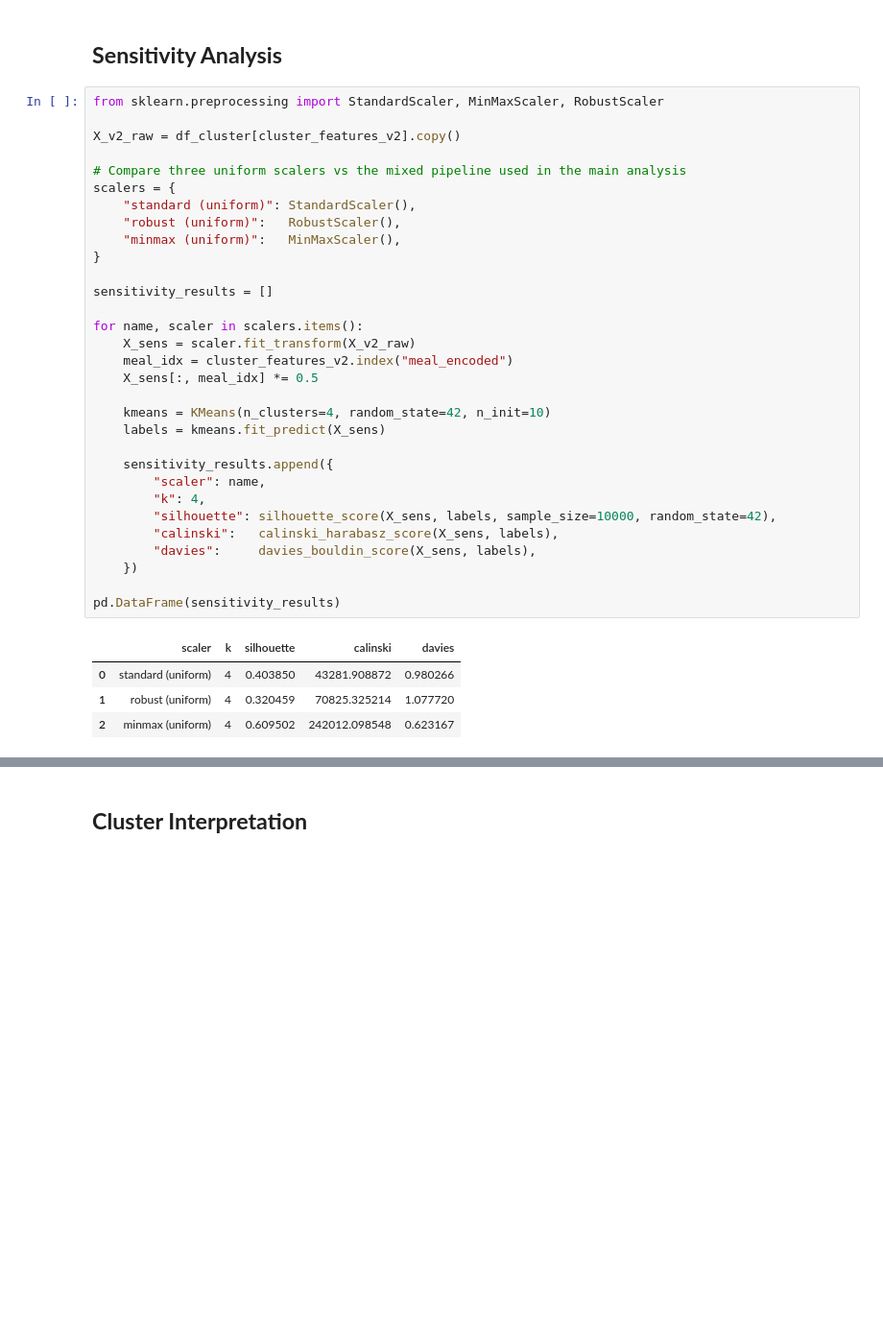
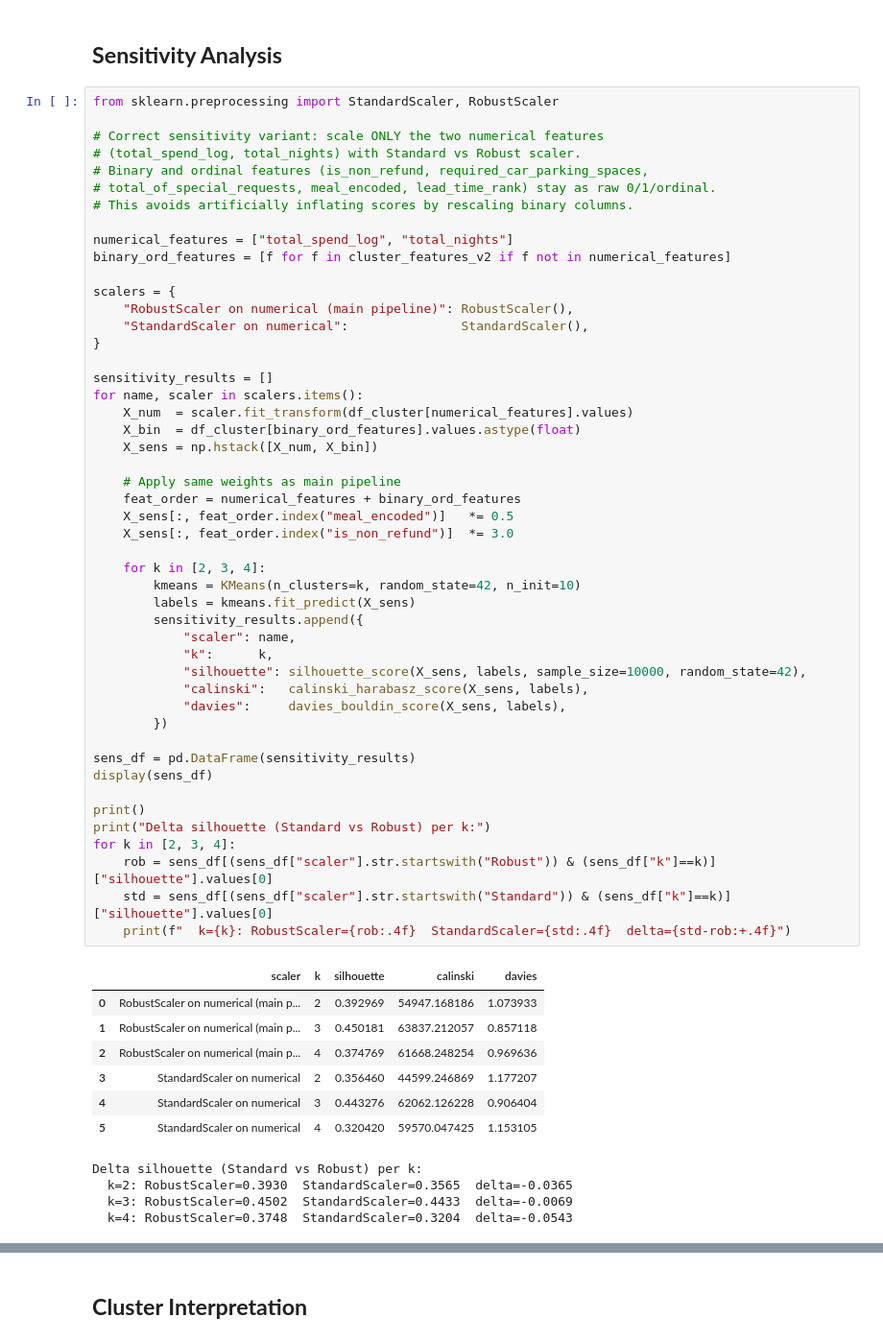
Before and after one commit to alexandreffs/UnsupervisedLearningProj, a Jupyter notebook: project.ipynb, the cells around one changed output, grey strips where cells are left out. Shown at 96% size. Cells and saved outputs as stored; diff of their text form; blank space fills up the shorter version.

```diff
--- a/project.ipynb
+++ b/project.ipynb
@@ -866,38 +1005,62 @@ stability_df
 # %% [markdown]
 ## **Sensitivity Analysis**
 # %%
-from sklearn.preprocessing import StandardScaler, MinMaxScaler, RobustScaler
+from sklearn.preprocessing import StandardScaler, RobustScaler
 
-X_v2_raw = df_cluster[cluster_features_v2].copy()
+# Correct sensitivity variant: scale ONLY the two numerical features
+# (total_spend_log, total_nights) with Standard vs Robust scaler.
+# Binary and ordinal features (is_non_refund, required_car_parking_spaces,
+# total_of_special_requests, meal_encoded, lead_time_rank) stay as raw 0/1/ordinal.
+# This avoids artificially inflating scores by rescaling binary columns.
 
-# Compare three uniform scalers vs the mixed pipeline used in the main analysis
+numerical_features = ["total_spend_log", "total_nights"]
+binary_ord_features = [f for f in cluster_features_v2 if f not in numerical_features]
+
 scalers = {
-    "standard (uniform)": StandardScaler(),
-    "robust (uniform)":   RobustScaler(),
-    "minmax (uniform)":   MinMaxScaler(),
+    "RobustScaler on numerical (main pipeline)": RobustScaler(),
+    "StandardScaler on numerical":               StandardScaler(),
 }
 
 sensitivity_results = []
+for name, scaler in scalers.items():
+    X_num  = scaler.fit_transform(df_cluster[numerical_features].values)
+    X_bin  = df_cluster[binary_ord_features].values.astype(float)
+    X_sens = np.hstack([X_num, X_bin])
 
-for name, scaler in scalers.items():
-    X_sens = scaler.fit_transform(X_v2_raw)
-    meal_idx = cluster_features_v2.index("meal_encoded")
-    X_sens[:, meal_idx] *= 0.5
+    # Apply same weights as main pipeline
+    feat_order = numerical_features + binary_ord_features
+    X_sens[:, feat_order.index("meal_encoded")]   *= 0.5
+    X_sens[:, feat_order.index("is_non_refund")]  *= 3.0
 
-    kmeans = KMeans(n_clusters=4, random_state=42, n_init=10)
-    labels = kmeans.fit_predict(X_sens)
+    for k in [2, 3, 4]:
+        kmeans = KMeans(n_clusters=k, random_state=42, n_init=10)
+        labels = kmeans.fit_predict(X_sens)
+        sensitivity_results.append({
+            "scaler": name,
+            "k":      k,
+            "silhouette": silhouette_score(X_sens, labels, sample_size=10000, random_state=42),
+            "calinski":   calinski_harabasz_score(X_sens, labels),
+            "davies":     davies_bouldin_score(X_sens, labels),
+        })
 
-    sensitivity_results.append({
-        "scaler": name,
-        "k": 4,
-        "silhouette": silhouette_score(X_sens, labels, sample_size=10000, random_state=42),
-        "calinski":   calinski_harabasz_score(X_sens, labels),
-        "davies":     davies_bouldin_score(X_sens, labels),
-    })
+sens_df = pd.DataFrame(sensitivity_results)
+display(sens_df)
 
-pd.DataFrame(sensitivity_results)
+print()
+print("Delta silhouette (Standard vs Robust) per k:")
+for k in [2, 3, 4]:
+    rob = sens_df[(sens_df["scaler"].str.startswith("Robust")) & (sens_df["k"]==k)]["silhouette"].values[0]
+    std = sens_df[(sens_df["scaler"].str.startswith("Standard")) & (sens_df["k"]==k)]["silhouette"].values[0]
+    print(f"  k={k}: RobustScaler={rob:.4f}  StandardScaler={std:.4f}  delta={std-rob:+.4f}")
 # %% [output]
 |  | scaler | k | silhouette | calinski | davies |
-| 0 | standard (uniform) | 4 | 0.403850 | 43281.908872 | 0.980266 |
-| 1 | robust (uniform) | 4 | 0.320459 | 70825.325214 | 1.077720 |
-| 2 | minmax (uniform) | 4 | 0.609502 | 242012.098548 | 0.623167 |
+| 0 | RobustScaler on numerical (main p... | 2 | 0.392969 | 54947.168186 | 1.073933 |
+| 1 | RobustScaler on numerical (main p... | 3 | 0.450181 | 63837.212057 | 0.857118 |
+| 2 | RobustScaler on numerical (main p... | 4 | 0.374769 | 61668.248254 | 0.969636 |
+| 3 | StandardScaler on numerical | 2 | 0.356460 | 44599.246869 | 1.177207 |
+| 4 | StandardScaler on numerical | 3 | 0.443276 | 62062.126228 | 0.906404 |
+| 5 | StandardScaler on numerical | 4 | 0.320420 | 59570.047425 | 1.153105 |
+Delta silhouette (Standard vs Robust) per k:
+  k=2: RobustScaler=0.3930  StandardScaler=0.3565  delta=-0.0365
+  k=3: RobustScaler=0.4502  StandardScaler=0.4433  delta=-0.0069
+  k=4: RobustScaler=0.3748  StandardScaler=0.3204  delta=-0.0543
```
Also changed, not shown: parts of 12 cells of this notebook, 3 other files.
